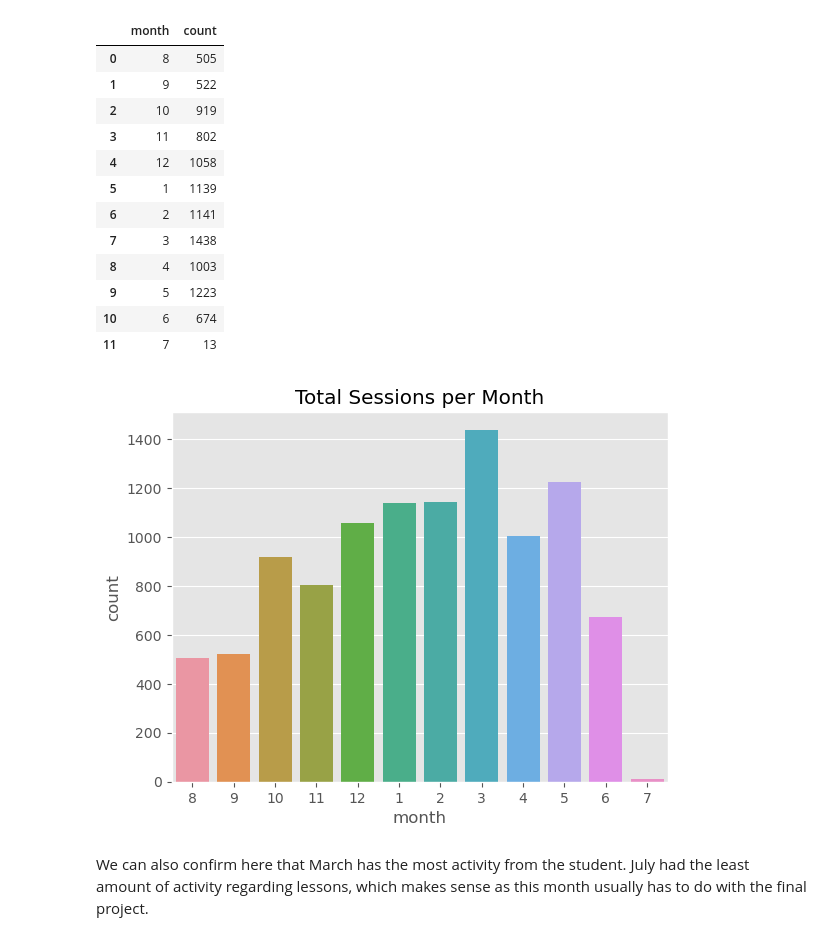
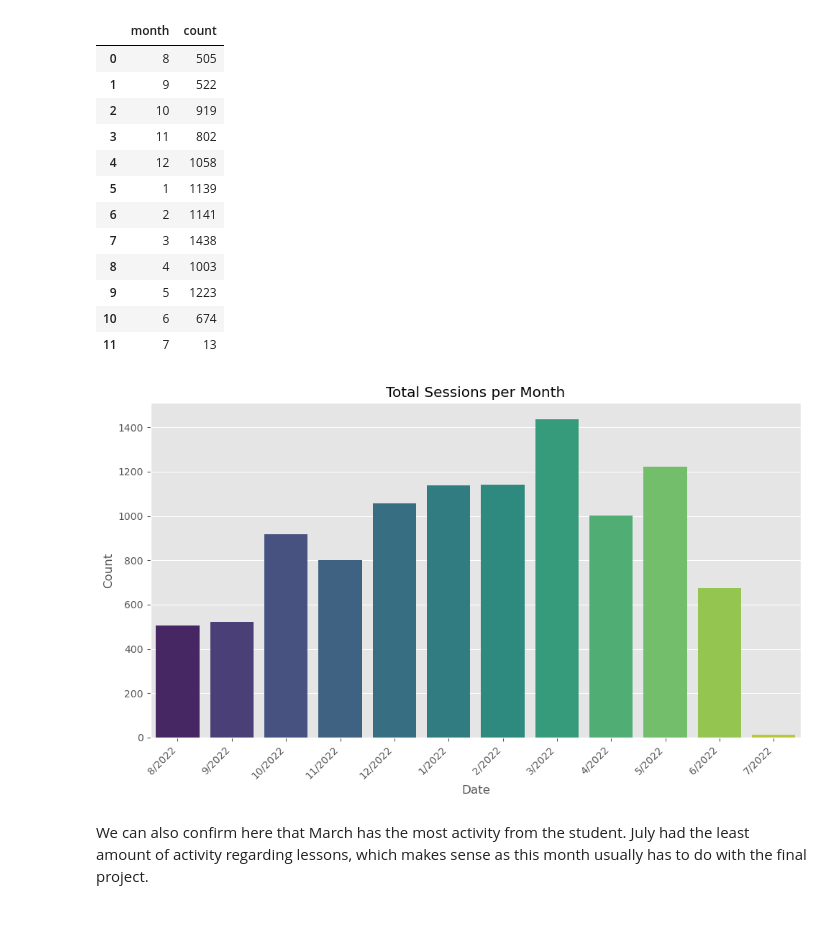
Before and after one commit to L-michelle/Projects, a Jupyter notebook: Student Bootcamp Analysis/Student Data Challenge.ipynb, the cells around one changed output. Saved outputs shown, nothing was run; the diff lists cells and outputs as text; code cells hidden in the pictures.

```diff
--- a/Student Bootcamp Analysis/Student Data Challenge.ipynb
+++ b/Student Bootcamp Analysis/Student Data Challenge.ipynb
@@ -379,11 +379,25 @@ monthly_sessions
 | 9 | 5 | 1223 |
 | 10 | 6 | 674 |
 | 11 | 7 | 13 |
-# %%
-sns.barplot(data=monthly_sessions, x='month', y='count')
-plt.title('Total Sessions per Month');
-# %% [output]
-[figure, removed]
+# %%
+#adding month and year column in table to graph
+monthly_sessions['month_year'] = monthly_sessions['month'].apply(lambda x: f"{x}/2022")
+
+# Create the bar plot using Seaborn
+plt.figure(figsize=(10, 6))
+sns.barplot(x='month_year', y='count', data=monthly_sessions, palette='viridis')
+
+# Rotate x-axis labels for better visibility
+plt.xticks(rotation=45, ha='right')
+
+plt.xlabel('Date')
+plt.ylabel('Count')
+plt.title('Total Sessions per Month')
+plt.tight_layout()
+
+plt.show()
+# %% [output]
+[figure, added]
 # %% [markdown]
 We can also confirm here that March has the most activity from the student. July had the least amount of activity regarding lessons, which makes sense as this month usually has to do with the final project.
 # %%
```
Also changed, not shown: parts of 7 cells of this notebook, 1 other file.
